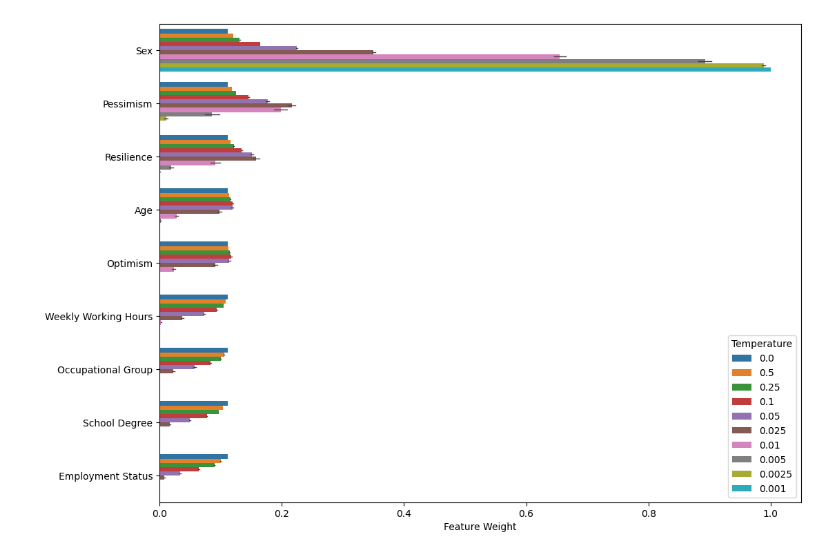
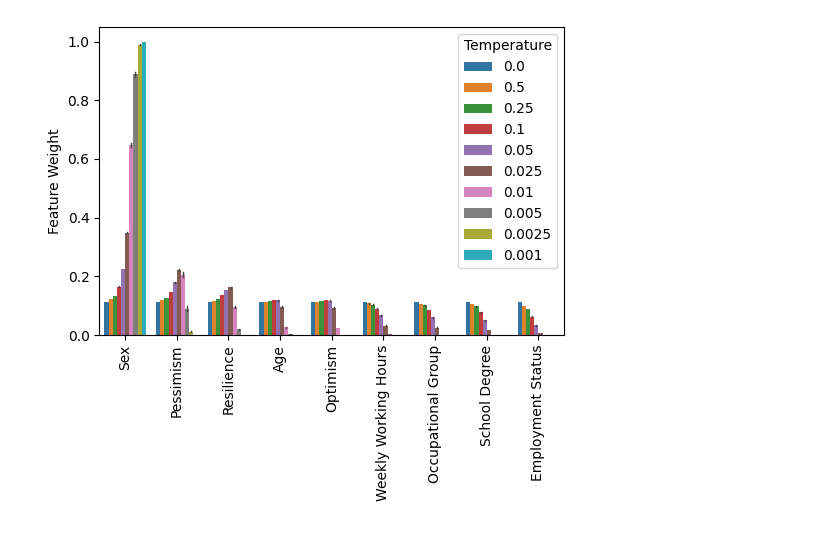
Before and after one commit to kramerlab/FeatureWeightDebiasing, a Jupyter notebook: notebooks/feature_importance_comparison.ipynb, the cells around one changed output. Drawn from its saved outputs; the diff is of its cells as text; code cells hidden in the pictures.

```diff
--- a/notebooks/feature_importance_comparison.ipynb
+++ b/notebooks/feature_importance_comparison.ipynb
@@ -83,10 +83,11 @@ melted_feature_weights_df
 # %%
 hue_order = [0.0, 0.5, 0.25, 0.1, 0.05, 0.025, 0.01, 0.005, 0.0025, 0.001]
-rcParams['figure.figsize'] = 12,9
+rcParams['figure.figsize'] = 6,4
 
-ax = sns.barplot(melted_feature_weights_df, x="value", y="variable", hue="Temperature", order=order,
+ax = sns.barplot(melted_feature_weights_df, y="value", x="variable", hue="Temperature", order=order,
                  hue_order=hue_order, err_kws={'linewidth': 1})
-ax.set(xlabel="Feature Weight", ylabel="")
+ax.set(ylabel="Feature Weight", xlabel="")
+ax.tick_params(axis='x', rotation=90)
 ax.get_figure().savefig("gbs_allensbach_feature_weights.pdf", bbox_inches='tight')
 # %% [output]
-[figure, old version]
+[figure, new version]
```
Also changed, not shown: parts of 2 cells of this notebook, 7 other files.
